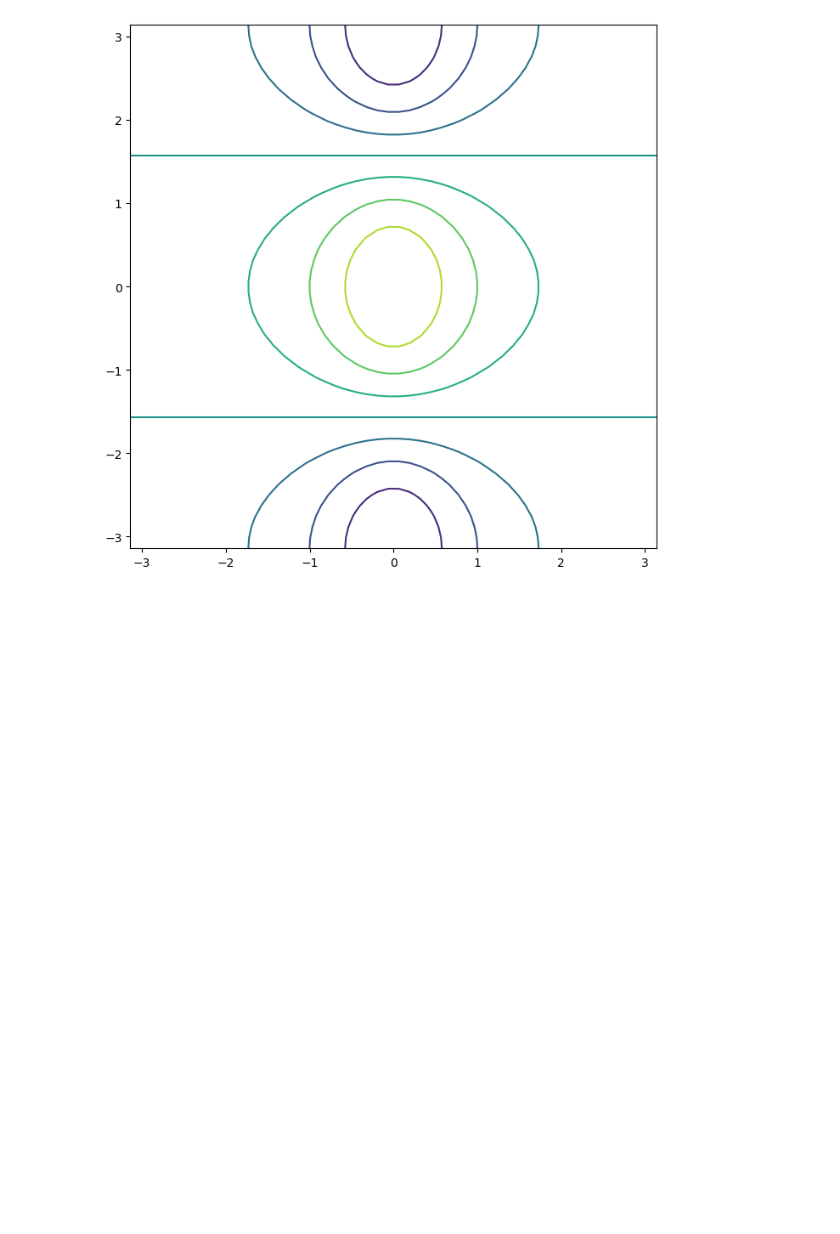
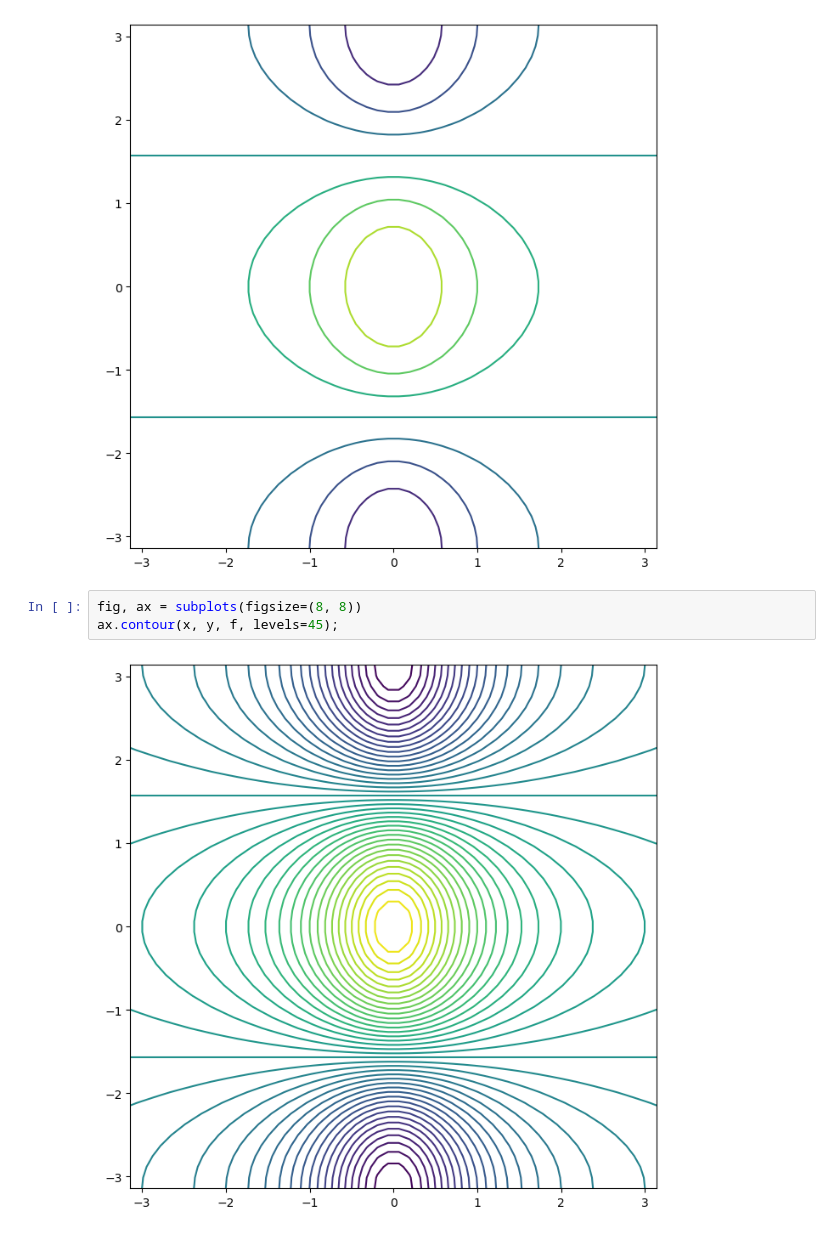
Before and after one commit to rabobahago/Python_ML_Data_Science, a Jupyter notebook: ML_with_python/introduction_lab.ipynb, the cells around one changed output. Saved outputs shown, nothing was run; the diff lists cells and outputs as text; blank space fills up the shorter version.

Commit message:
add more resolution to contours implemented

```diff
--- a/ML_with_python/introduction_lab.ipynb
+++ b/ML_with_python/introduction_lab.ipynb
@@ -263,3 +263,8 @@ f = np.multiply.outer(np.cos(y), 1 / (1 + x**2))
 ax.contour(x, y, f);
 # %% [output]
 [figure]
+# %%
+fig, ax = subplots(figsize=(8, 8))
+ax.contour(x, y, f, levels=45);
+# %% [output]
+[figure, added]
```
